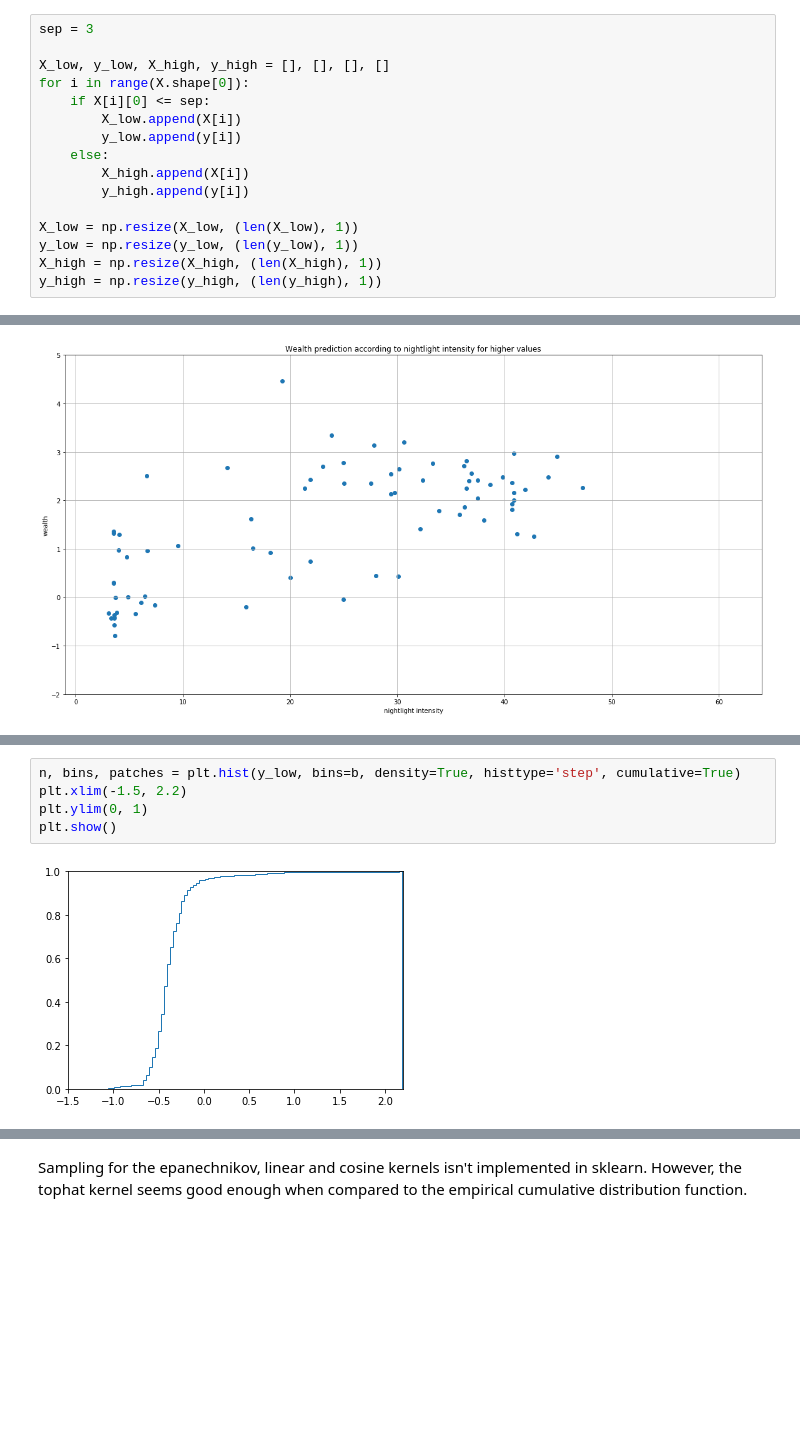
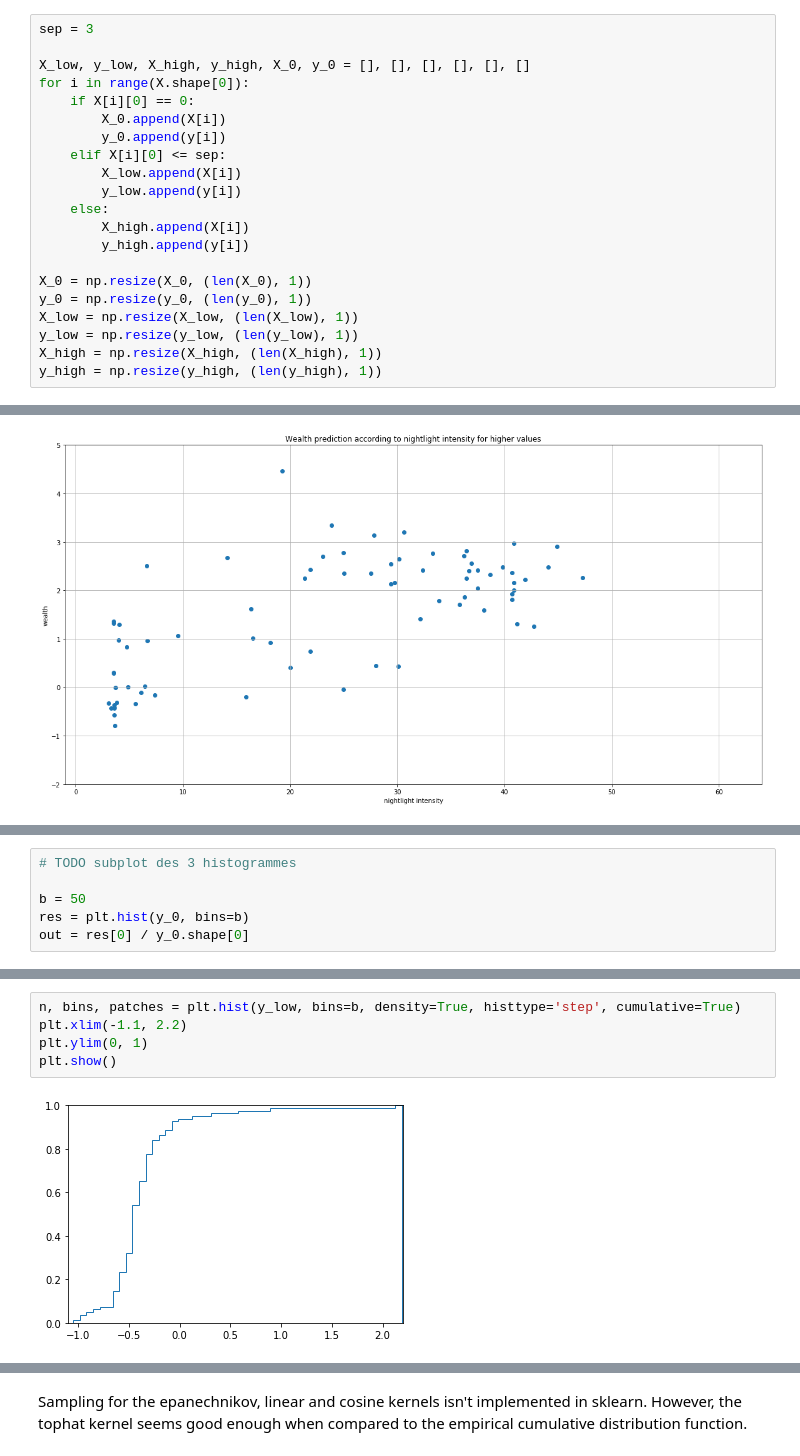
Before and after one commit to ridouaneg/Predict-poverty-from-space, a Jupyter notebook: density_estimation.ipynb, the cells around one changed output, grey strips where cells are left out. Cells and saved outputs as stored; diff of their text form; blank space fills up the shorter version.

```diff
--- a/density_estimation.ipynb
+++ b/density_estimation.ipynb
@@ -25,15 +40,20 @@ Data is splited into 2 parts, by comparaison of the mean_light variable to the s
 # %%
 sep = 3
 
-X_low, y_low, X_high, y_high = [], [], [], []
+X_low, y_low, X_high, y_high, X_0, y_0 = [], [], [], [], [], []
 for i in range(X.shape[0]):
-    if X[i][0] <= sep:
+    if X[i][0] == 0:
+        X_0.append(X[i])
+        y_0.append(y[i])
+    elif X[i][0] <= sep:
         X_low.append(X[i])
         y_low.append(y[i])
     else:
         X_high.append(X[i])
         y_high.append(y[i])
 
+X_0 = np.resize(X_0, (len(X_0), 1))
+y_0 = np.resize(y_0, (len(y_0), 1))
 X_low = np.resize(X_low, (len(X_low), 1))
 y_low = np.resize(y_low, (len(y_low), 1))
 X_high = np.resize(X_high, (len(X_high), 1))
@@ -96,0 +158,6 @@ print(np.mean(l))
+# %%
+# TODO subplot des 3 histogrammes
+
+b = 50
+res = plt.hist(y_0, bins=b)
+out = res[0] / y_0.shape[0]
@@ -99,7 +188,7 @@ print(np.mean(l))
 # %%
 n, bins, patches = plt.hist(y_low, bins=b, density=True, histtype='step', cumulative=True)
-plt.xlim(-1.5, 2.2)
+plt.xlim(-1.1, 2.2)
 plt.ylim(0, 1)
 plt.show()
 # %% [output]
-[figure, old version]
+[figure, new version]
```
Also changed, not shown: parts of 40 cells of this notebook.
